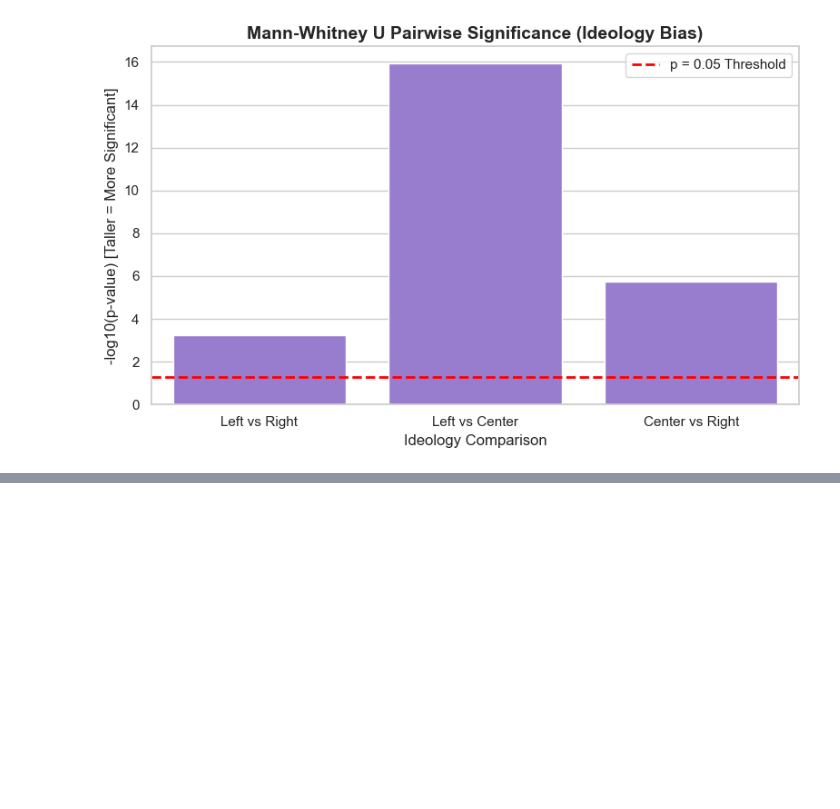
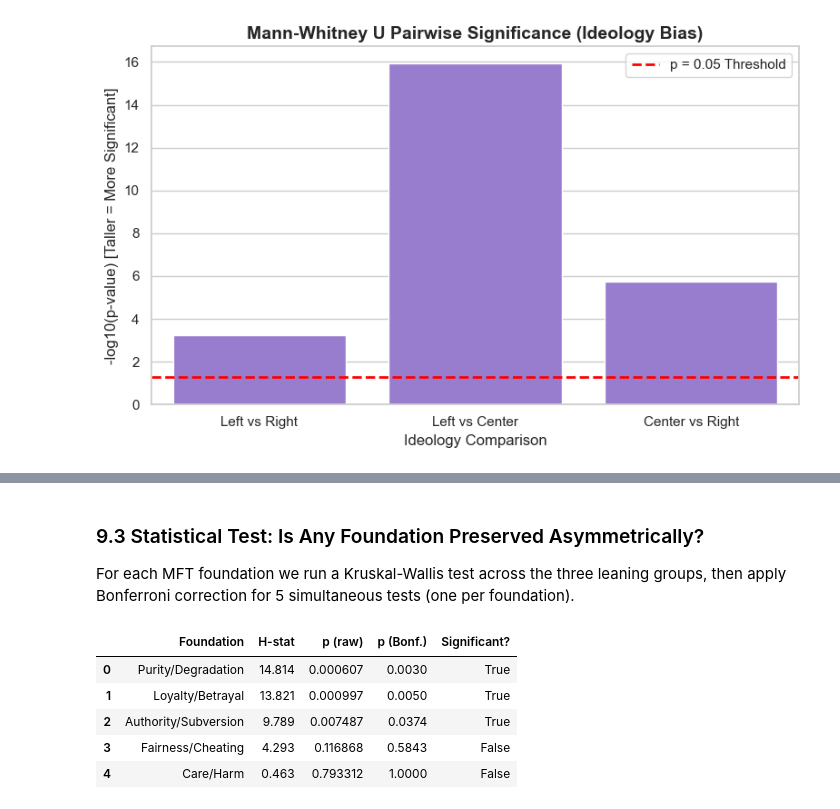
Before and after one commit to AnishDeshpande1/moral-summarization-nlp4society, a Jupyter notebook: notebooks/Political_fairness_audit.ipynb, the cells around one changed output, grey strips where cells are left out. Saved outputs shown, nothing was run; the diff lists cells and outputs as text; code cells hidden in the pictures; blank space fills up the shorter version.

```diff
--- a/notebooks/Political_fairness_audit.ipynb
+++ b/notebooks/Political_fairness_audit.ipynb
@@ -599,0 +735,33 @@ if 'moral_count' in df_summaries.columns:
+# %% [markdown]
+### 9.3 Statistical Test: Is Any Foundation Preserved Asymmetrically?
+
+For each MFT foundation we run a Kruskal-Wallis test across the three leaning groups,
+then apply Bonferroni correction for 5 simultaneous tests (one per foundation).
+# %%
+foundations = mft_df['foundation'].unique()
+
+results = []
+for found in sorted(foundations):
+    sub = mft_df[mft_df['foundation'] == found]
+    groups = [
+        sub[sub['leaning'] == lean]['preserved'].astype(float)
+        for lean in ['left', 'center', 'right']
+    ]
+    groups = [g for g in groups if len(g) > 0]
+    if len(groups) < 2:
+        continue
+    h, p = stats.kruskal(*groups)
+    results.append({'Foundation': found, 'H-stat': round(h, 3), 'p (raw)': p})
+
+kw_df = pd.DataFrame(results)
+reject, pvals_bonf, _, _ = multipletests(kw_df['p (raw)'], method='bonferroni')
+kw_df['p (Bonf.)'] = pvals_bonf.round(4)
+kw_df['Significant?'] = reject
+display(kw_df.sort_values('p (raw)').reset_index(drop=True))
+# %% [output]
+|  | Foundation | H-stat | p (raw) | p (Bonf.) | Significant? |
+| 0 | Purity/Degradation | 14.814 | 0.000607 | 0.0030 | True |
+| 1 | Loyalty/Betrayal | 13.821 | 0.000997 | 0.0050 | True |
+| 2 | Authority/Subversion | 9.789 | 0.007487 | 0.0374 | True |
+| 3 | Fairness/Cheating | 4.293 | 0.116868 | 0.5843 | False |
+| 4 | Care/Harm | 0.463 | 0.793312 | 1.0000 | False |
```
Also changed, not shown: parts of 18 cells of this notebook, 1 other file.
